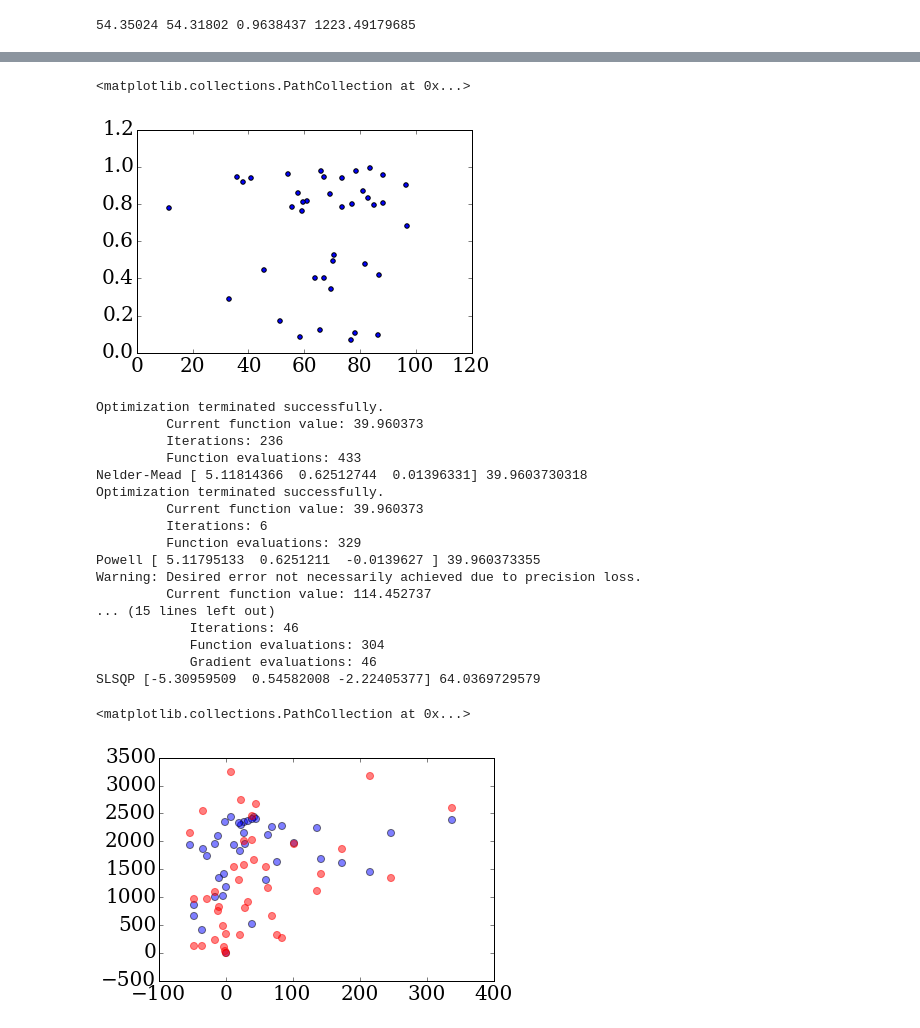
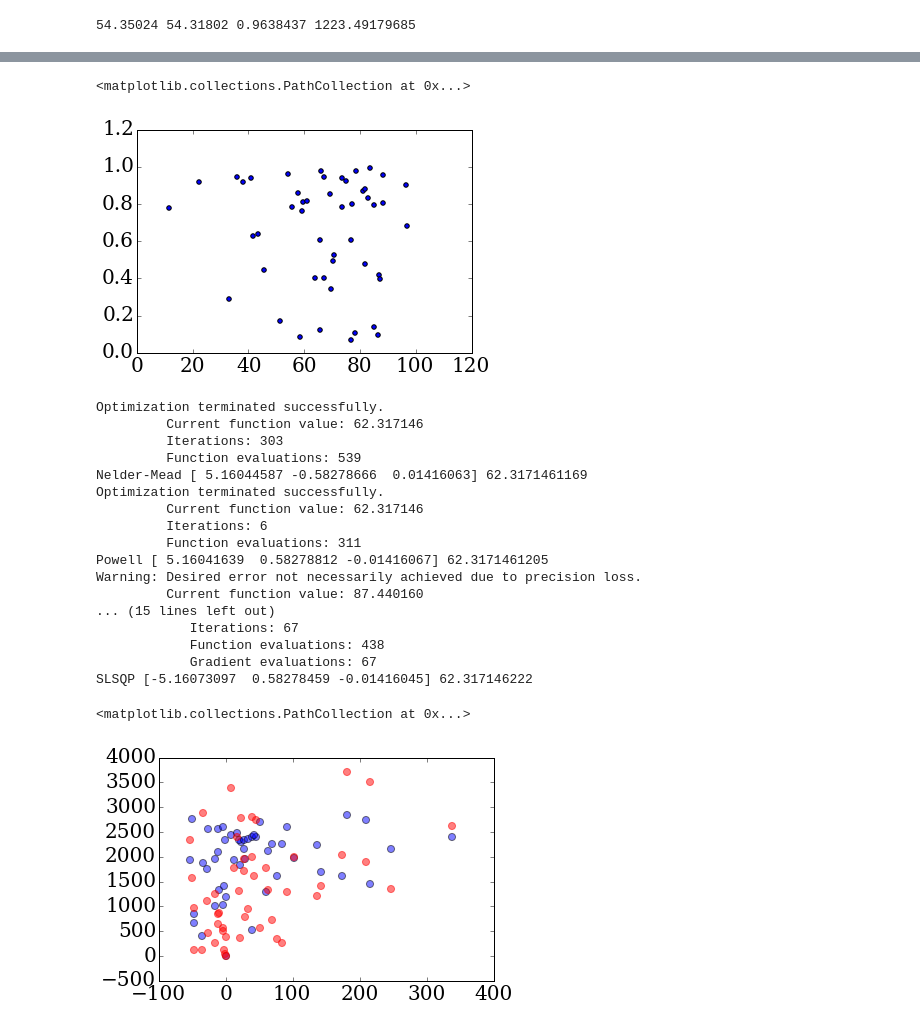
Before and after one commit to astroandes/tololo-lya-fit, a Jupyter notebook: code/multiphase.ipynb, the cells around one changed output, grey strips where cells are left out. Cells and saved outputs as stored; diff of their text form; code cells hidden in the pictures.

```diff
--- a/code/multiphase.ipynb
+++ b/code/multiphase.ipynb
@@ -34,12 +34,13 @@ f_escape.describe()
 | 75% | 3.762593e-02 | 0.881001 |
 | max | 4.642314e-01 | 0.998857 |
 # %%
+n_models = len(chisq)
+n_best = n_models/50
+print n_best, n_models
 chisq = data.chisq
 min_chisq = chisq.min()
-print min_chisq
-chisq_limit = min_chisq * 3.0# this is completely arbitrary, this is just to get some low chi^2 models to play with
 sorted_id = np.argsort(chisq)
-ii = chisq < chisq_limit
+ii = sorted_id[:n_best]
 best_models = data.loc[ii]
 f_esc_best_models = f_escape.loc[ii]
 print len(chisq[ii])
@@ -219,7 +234,7 @@ plt.scatter(vinf_cl, p_cl)
 plt.scatter(sigma_cl, p_cl)
 # %% [output]
 <matplotlib.collections.PathCollection at 0x...>
-[figure, old version]
+[figure, new version]
 # %%
 x = vinf_cl - best_vinf_cl
 y = sigma_cl - best_sigma_cl
@@ -249,30 +264,30 @@ for method in methods:
     print method, p_min, res['fun']
 # %% [output]
 Optimization terminated successfully.
-         Current function value: 39.960373
-         Iterations: 236
-         Function evaluations: 433
-Nelder-Mead [ 5.11814366  0.62512744  0.01396331] 39.9603730318
+         Current function value: 62.317146
+         Iterations: 303
+         Function evaluations: 539
+Nelder-Mead [ 5.16044587 -0.58278666  0.01416063] 62.3171461169
 Optimization terminated successfully.
-         Current function value: 39.960373
+         Current function value: 62.317146
          Iterations: 6
-         Function evaluations: 329
-Powell [ 5.11795133  0.6251211  -0.0139627 ] 39.960373355
+         Function evaluations: 311
+Powell [ 5.16041639  0.58278812 -0.01416067] 62.3171461205
 Warning: Desired error not necessarily achieved due to precision loss.
-         Current function value: 114.452737
+         Current function value: 87.440160
 ... (15 lines left out)
-            Iterations: 46
-            Function evaluations: 304
-            Gradient evaluations: 46
-SLSQP [-5.30959509  0.54582008 -2.22405377] 64.0369729579
+            Iterations: 67
+            Function evaluations: 438
+            Gradient evaluations: 67
+SLSQP [-5.16073097  0.58278459 -0.01416045] 62.317146222
 # %%
-p = [ 5.11814366 , 0.62512744 , 0.01396331]
+p = [ 5.15921157 , 0.58282589,  0.01416032]
 chi2_m = model(p)
 plt.scatter(x, w, s=50, alpha=0.5)
 plt.scatter(x, chi2_m, color='red', s=50.0, alpha=0.5)
 # %% [output]
 <matplotlib.collections.PathCollection at 0x...>
-[figure, old version]
+[figure, new version]
 # %%
 plt.scatter(y, w, s=50, alpha=0.5)
 plt.scatter(y, chi2_m, color='red', s=50.0, alpha=0.5)
```
Also changed, not shown: parts of 13 cells of this notebook, 2 other files.
